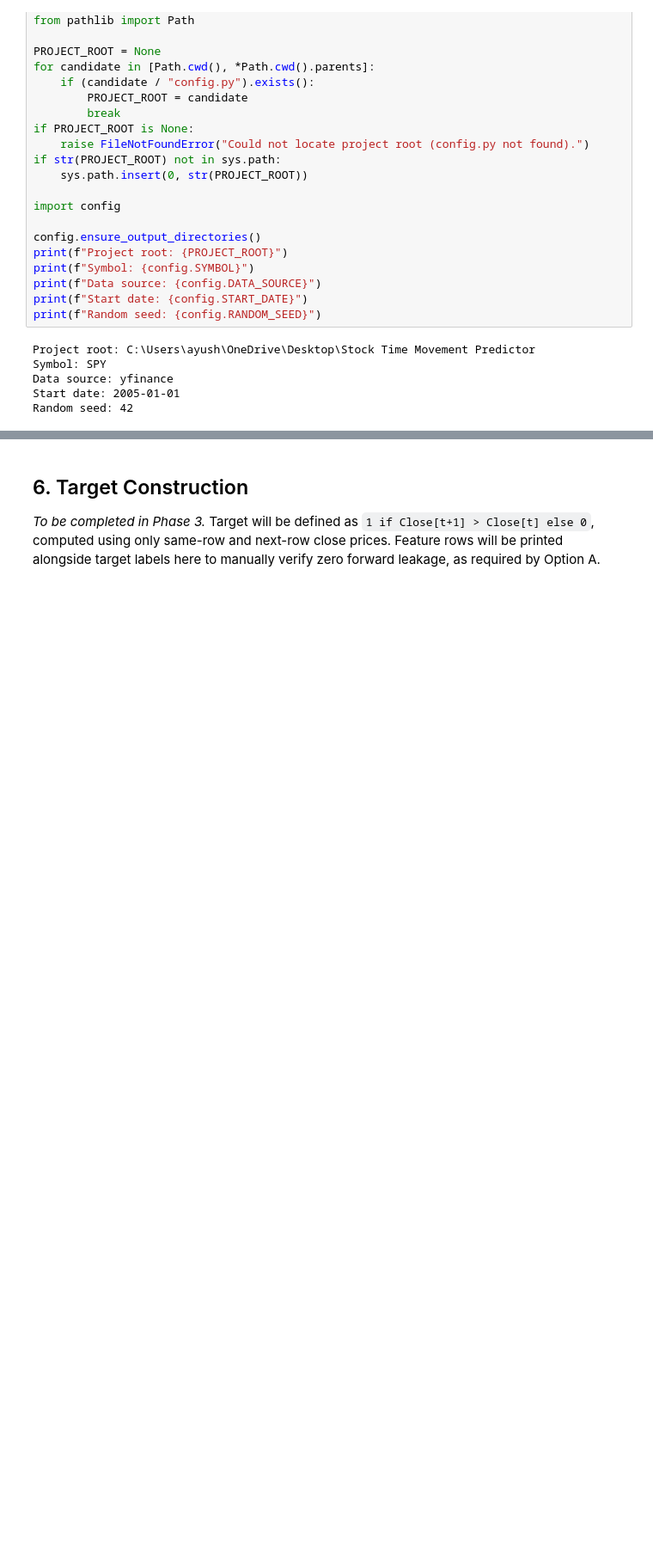
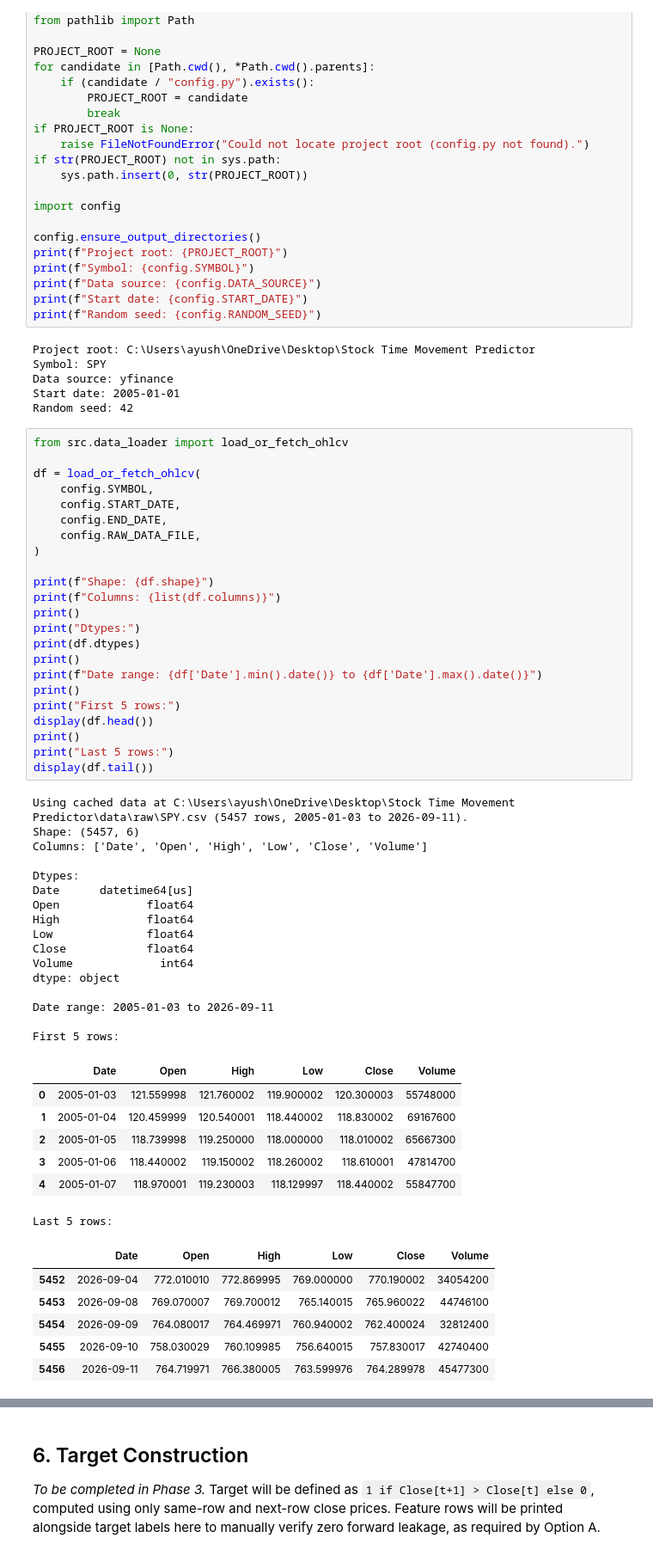
Before and after one commit to YushBytes/stock-price-movement-predictor, a Jupyter notebook: notebooks/stock_price_movement_predictor.ipynb, the cells around one changed output, grey strips where cells are left out. Shown at 86% size. Drawn from its saved outputs; the diff is of its cells as text; blank space fills up the shorter version.

```diff
--- a/notebooks/stock_price_movement_predictor.ipynb
+++ b/notebooks/stock_price_movement_predictor.ipynb
@@ -68,6 +69,59 @@ Symbol: SPY
 Data source: yfinance
 Start date: 2005-01-01
 Random seed: 42
+# %%
+from src.data_loader import load_or_fetch_ohlcv
+
+df = load_or_fetch_ohlcv(
+    config.SYMBOL,
+    config.START_DATE,
+    config.END_DATE,
+    config.RAW_DATA_FILE,
+)
+
+print(f"Shape: {df.shape}")
+print(f"Columns: {list(df.columns)}")
+print()
+print("Dtypes:")
+print(df.dtypes)
+print()
+print(f"Date range: {df['Date'].min().date()} to {df['Date'].max().date()}")
+print()
+print("First 5 rows:")
+display(df.head())
+print()
+print("Last 5 rows:")
+display(df.tail())
+# %% [output]
+Using cached data at C:\Users\ayush\OneDrive\Desktop\Stock Time Movement Predictor\data\raw\SPY.csv (5457 rows, 2005-01-03 to 2026-09-11).
+Shape: (5457, 6)
+Columns: ['Date', 'Open', 'High', 'Low', 'Close', 'Volume']
+
+Dtypes:
+Date      datetime64[us]
+Open             float64
+High             float64
+Low              float64
+Close            float64
+Volume             int64
+dtype: object
+
+Date range: 2005-01-03 to 2026-09-11
+
+First 5 rows:
+|  | Date | Open | High | Low | Close | Volume |
+| 0 | 2005-01-03 | 121.559998 | 121.760002 | 119.900002 | 120.300003 | 55748000 |
+| 1 | 2005-01-04 | 120.459999 | 120.540001 | 118.440002 | 118.830002 | 69167600 |
+| 2 | 2005-01-05 | 118.739998 | 119.250000 | 118.000000 | 118.010002 | 65667300 |
+| 3 | 2005-01-06 | 118.440002 | 119.150002 | 118.260002 | 118.610001 | 47814700 |
+| 4 | 2005-01-07 | 118.970001 | 119.230003 | 118.129997 | 118.440002 | 55847700 |
+Last 5 rows:
+|  | Date | Open | High | Low | Close | Volume |
+| 5452 | 2026-09-04 | 772.010010 | 772.869995 | 769.000000 | 770.190002 | 34054200 |
+| 5453 | 2026-09-08 | 769.070007 | 769.700012 | 765.140015 | 765.960022 | 44746100 |
+| 5454 | 2026-09-09 | 764.080017 | 764.469971 | 760.940002 | 762.400024 | 32812400 |
+| 5455 | 2026-09-10 | 758.030029 | 760.109985 | 756.640015 | 757.830017 | 42740400 |
+| 5456 | 2026-09-11 | 764.719971 | 766.380005 | 763.599976 | 764.289978 | 45477300 |
 # %% [markdown]
 ## 5. Data Validation
 
```
Also changed, not shown: parts of 7 cells of this notebook, 3 other files.
